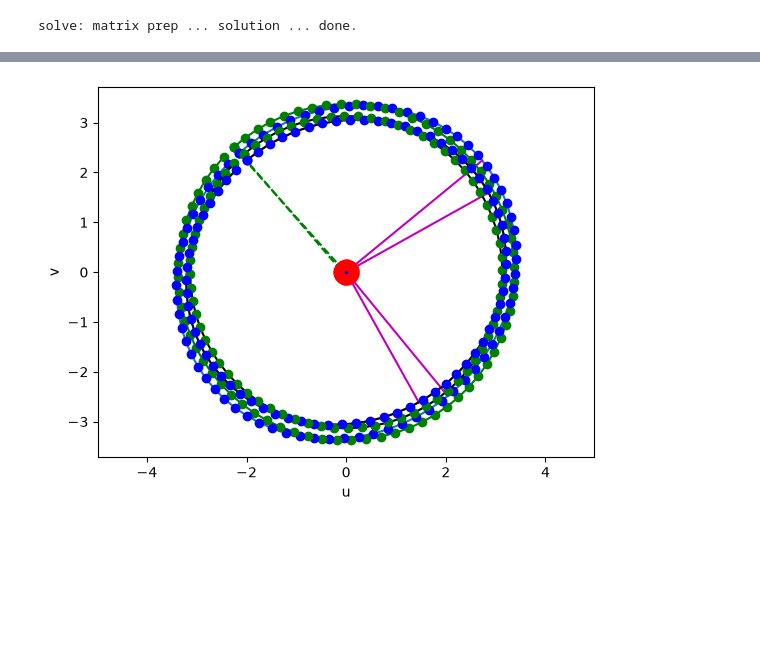
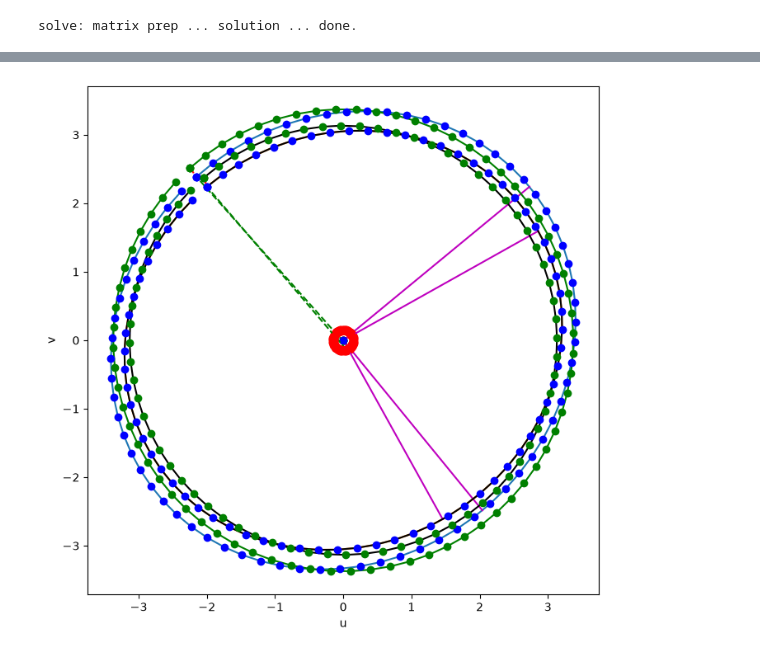
Before and after one commit to NOAA-PMEL/EcoFOCI_FieldOps_Documentation, a Jupyter notebook: DataProcessingDocumentation/2. EcoFOCI_DataProcesssing_Records/moorings/2025/25ckp15a/EcoFOCIpy_2D_25ckp15a_tidal.ipynb, the cells around one changed output, grey strips where cells are left out. Cells and saved outputs as stored; diff of their text form; code cells hidden in the pictures; blank space fills up the shorter version.

```diff
--- a/DataProcessingDocumentation/2. EcoFOCI_DataProcesssing_Records/moorings/2025/25ckp15a/EcoFOCIpy_2D_25ckp15a_tidal.ipynb
+++ b/DataProcessingDocumentation/2. EcoFOCI_DataProcesssing_Records/moorings/2025/25ckp15a/EcoFOCIpy_2D_25ckp15a_tidal.ipynb
@@ -12,7 +12,8 @@ import xarray as xa
 import pandas as pd
 import numpy as np
 # %%
-xdf = xa.load_dataset('25ckp15a_0038m.filtered.nc')
+mooringid = '25ckp15a'
+xdf = xa.load_dataset('/Users/bell/ecoraid/2025/Moorings/25ckp15a/final_data_cf/25ckp15a_wcp_velein.nc')
 # %%
 kw = dict(lat=xdf.latitude.values, constit='auto', trend=False, method='ols', Rayleigh_min=0.95,)
 
@@ -142,6 +142,8 @@ bECC = bSEMI / bSEMA
 # %% [output]
 solve: matrix prep ... solution ... done.
 # %%
-plot_ellipse(SEMA.values, ECC.values, INC.values, PHA.values)
-plot_ellipse(bSEMA.values, bECC.values, bINC.values, bPHA.values,'k')
+fig, ax = plt.subplots(1,figsize=(8, 8))
+ax = plot_ellipse(SEMA.values, ECC.values, INC.values, PHA.values)
+ax = plot_ellipse(bSEMA.values, bECC.values, bINC.values, bPHA.values,'k')
+fig.savefig(f'images/{mooringid}._tidalcompareADCP.png')
 # %% [output]
@@ -149 +150 @@ plot_ellipse(bSEMA.values, bECC.values, bINC.values, bPHA.values,'k')
-[figure, old version]
+[figure, new version]
```
Also changed, not shown: parts of 3 cells of this notebook, 10 other files.
